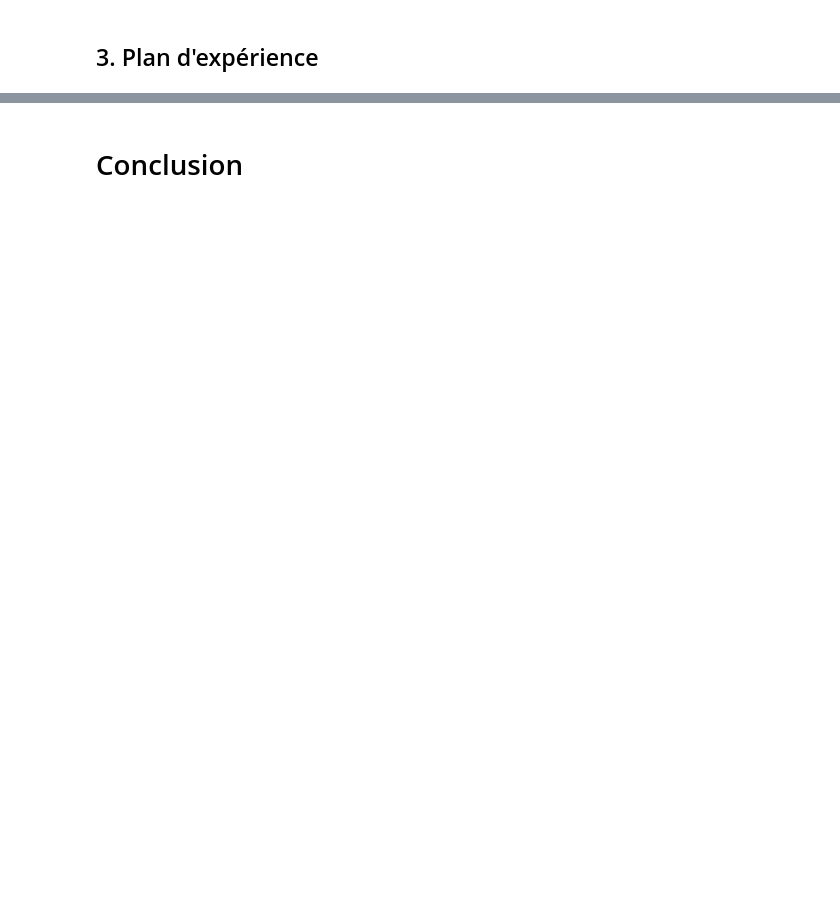
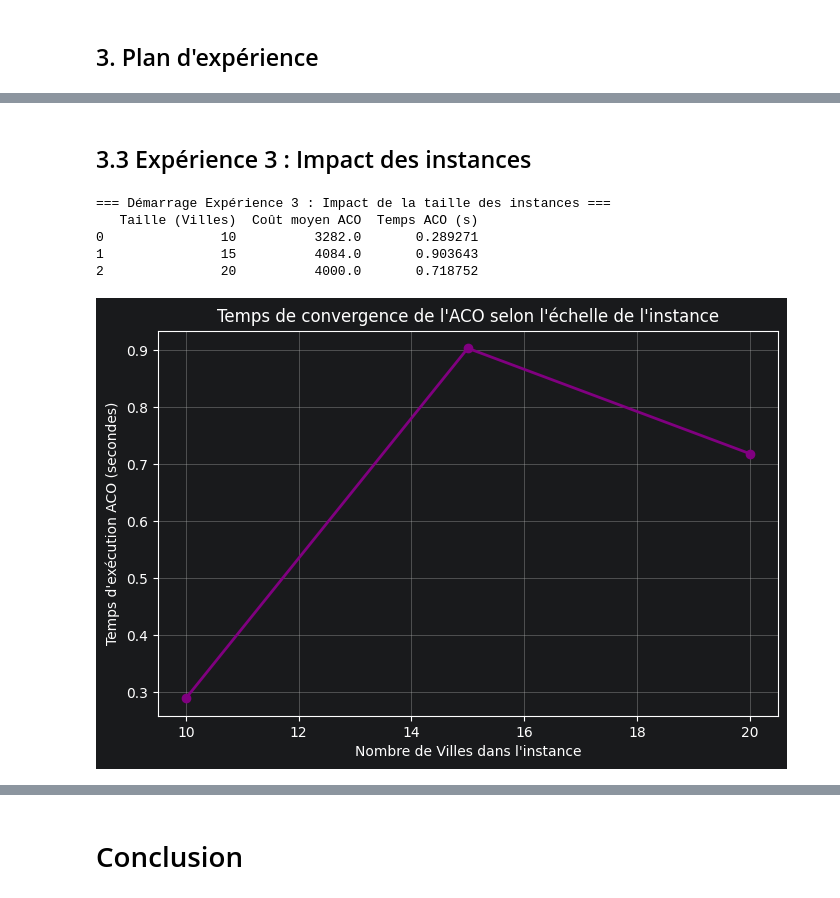
Before and after one commit to FrozX69/RechOp-Gr3, a Jupyter notebook: gpe3-livrable2.ipynb, the cells around one changed output, grey strips where cells are left out. Saved outputs shown, nothing was run; the diff lists cells and outputs as text; code cells hidden in the pictures; blank space fills up the shorter version.

```diff
--- a/gpe3-livrable2.ipynb
+++ b/gpe3-livrable2.ipynb
@@ -899,0 +1082,58 @@ Décomposition du temps :
+# %% [markdown]
+## 3.3 Expérience 3 : Impact des instances
+# %%
+def run_experiment_3():
+    print("=== Démarrage Expérience 3 : Impact de la taille des instances ===")
+    tailles = [10, 15, 20] # Tailles de graphes à tester
+    results = []
+
+    for n in tailles:
+        # Générer matrice aléatoire
+        matrice_test = np.zeros((n, n), int)
+        coords = [(random.randint(1, 1000), random.randint(1, 1000)) for _ in range(n)]
+        for i in range(n):
+            for j in range(i + 1, n):
+                if random.randint(1, 100) <= 20:
+                    dist = 1000000
+                else:
+                    dist = round(np.sqrt((coords[j][0] - coords[i][0])**2 + (coords[j][1] - coords[i][1])**2))
+                matrice_test[i][j] = dist
+                matrice_test[j][i] = dist
+
+        # Générer fenêtres
+        fenetres_test = [(0, 1440)] # Dépôt
+        for i in range(1, n):
+            debut = random.randint(0, 1440 - 720 - 1)
+            duree = random.randint(180, 720)
+            fenetres_test.append((debut, debut + duree))
+
+        start = time.time()
+        _, cout_aco, _ = ant_colony_optimization_tsptw(matrice_test, fenetres_test, n_fourmis=20, max_iterations=50, verbose=False)
+        temps_aco = time.time() - start
+
+        results.append({
+            'Taille (Villes)': n,
+            'Coût moyen ACO': cout_aco,
+            'Temps ACO (s)': temps_aco
+        })
+
+    df_results = pd.DataFrame(results)
+    print(df_results)
+
+    # Affichage du graphique
+    plt.figure(figsize=(8, 5))
+    plt.plot(df_results['Taille (Villes)'], df_results['Temps ACO (s)'], marker='o', color='purple', linewidth=2)
+    plt.xlabel("Nombre de Villes dans l'instance")
+    plt.ylabel("Temps d'exécution ACO (secondes)")
+    plt.title("Temps de convergence de l'ACO selon l'échelle de l'instance")
+    plt.grid(True)
+    plt.show()
+
+run_experiment_3()
+# %% [output]
+=== Démarrage Expérience 3 : Impact de la taille des instances ===
+   Taille (Villes)  Coût moyen ACO  Temps ACO (s)
+0               10          3282.0       0.289271
+1               15          4084.0       0.903643
+2               20          4000.0       0.718752
+[figure, added]
```
Also changed, not shown: parts of 14 cells of this notebook.
